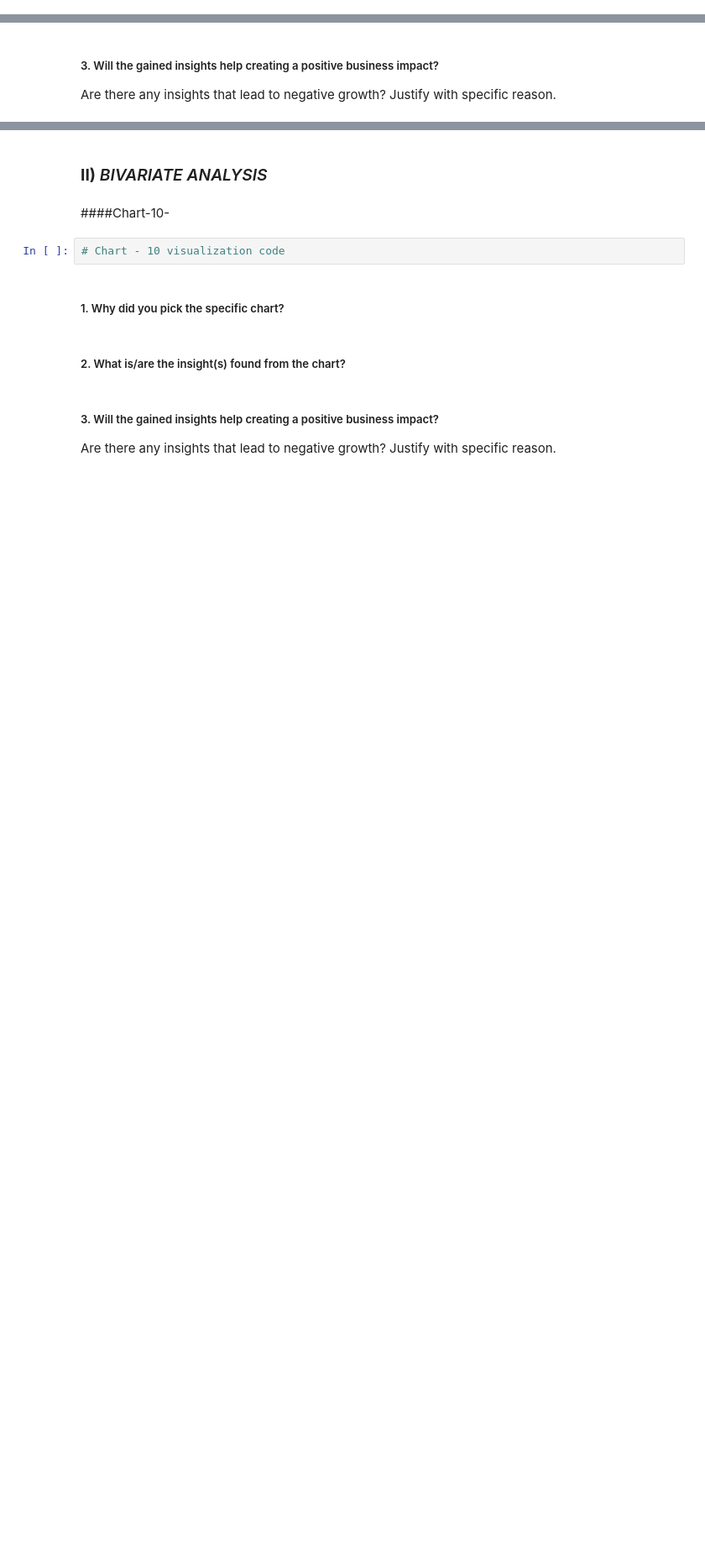
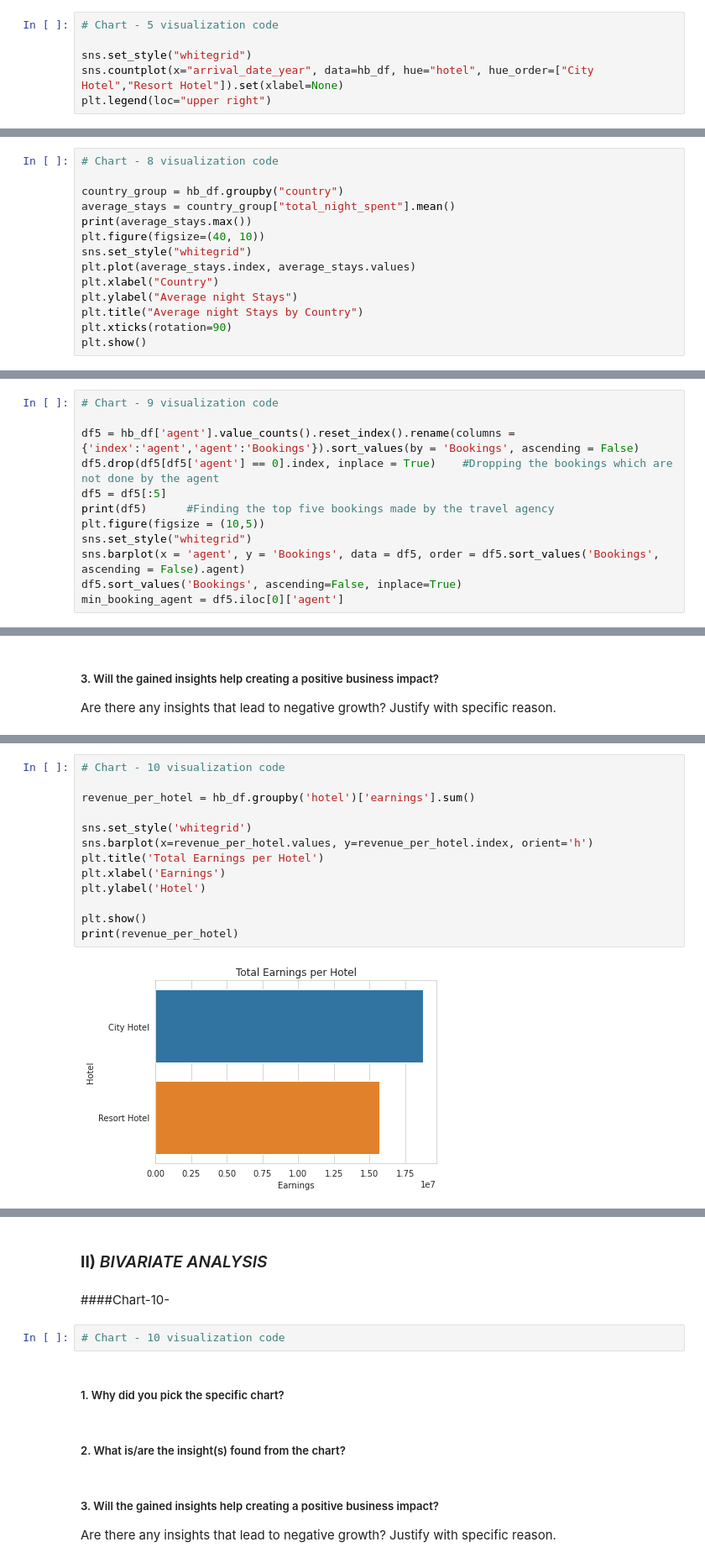
Before and after one commit to sibi601/EDA-Hotel_Booking, a Jupyter notebook: EDA_hotel_booking_analysis_capstoneproject_SIBIN_IQBAL.ipynb, the cells around one changed output, grey strips where cells are left out. Shown at 84% size. Cells and saved outputs as stored; diff of their text form; blank space fills up the shorter version.

Commit message:
Univariate Analysis done (10 charts)

```diff
--- a/EDA_hotel_booking_analysis_capstoneproject_SIBIN_IQBAL.ipynb
+++ b/EDA_hotel_booking_analysis_capstoneproject_SIBIN_IQBAL.ipynb
@@ -518,2 +587,8 @@ Are there any insights that lead to negative growth? Justify with specific reaso
+# %%
+# Chart - 5 visualization code
+
+sns.set_style("whitegrid")
+sns.countplot(x="arrival_date_year", data=hb_df, hue="hotel", hue_order=["City Hotel","Resort Hotel"]).set(xlabel=None)
+plt.legend(loc="upper right")
 # %% [markdown]
 ##### 1. Why did you pick the specific chart?
@@ -551,2 +677,16 @@ Are there any insights that lead to negative growth? Justify with specific reaso
+# %%
+# Chart - 8 visualization code
+
+country_group = hb_df.groupby("country")
+average_stays = country_group["total_night_spent"].mean()
+print(average_stays.max())
+plt.figure(figsize=(40, 10))
+sns.set_style("whitegrid")
+plt.plot(average_stays.index, average_stays.values)
+plt.xlabel("Country")
+plt.ylabel("Average night Stays")
+plt.title("Average night Stays by Country")
+plt.xticks(rotation=90)
+plt.show()
 # %% [markdown]
 ##### 1. Why did you pick the specific chart?
@@ -562,2 +714,14 @@ Are there any insights that lead to negative growth? Justify with specific reaso
+# %%
+# Chart - 9 visualization code
+
+df5 = hb_df['agent'].value_counts().reset_index().rename(columns = {'index':'agent','agent':'Bookings'}).sort_values(by = 'Bookings', ascending = False)
+df5.drop(df5[df5['agent'] == 0].index, inplace = True)    #Dropping the bookings which are not done by the agent
+df5 = df5[:5]
+print(df5)      #Finding the top five bookings made by the travel agency
+plt.figure(figsize = (10,5))
+sns.set_style("whitegrid")
+sns.barplot(x = 'agent', y = 'Bookings', data = df5, order = df5.sort_values('Bookings', ascending = False).agent)
+df5.sort_values('Bookings', ascending=False, inplace=True)
+min_booking_agent = df5.iloc[0]['agent']
 # %% [markdown]
 ##### 1. Why did you pick the specific chart?
@@ -568,0 +747,15 @@ Are there any insights that lead to negative growth? Justify with specific reaso
+# %%
+# Chart - 10 visualization code
+
+revenue_per_hotel = hb_df.groupby('hotel')['earnings'].sum()
+
+sns.set_style('whitegrid')
+sns.barplot(x=revenue_per_hotel.values, y=revenue_per_hotel.index, orient='h')
+plt.title('Total Earnings per Hotel')
+plt.xlabel('Earnings')
+plt.ylabel('Hotel')
+
+plt.show()
+print(revenue_per_hotel)
+# %% [output]
+[figure, added]
```
Also changed, not shown: parts of 66 cells of this notebook.
